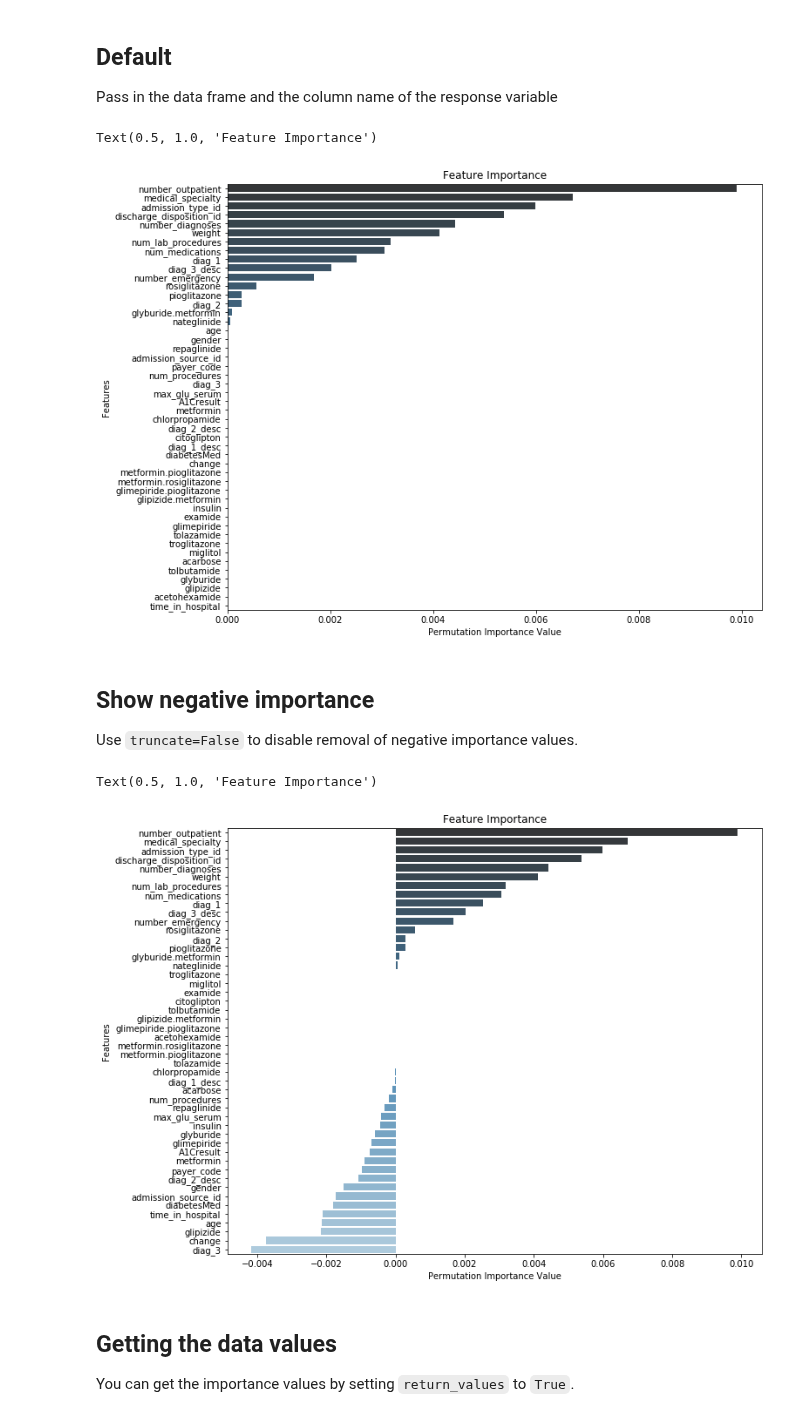
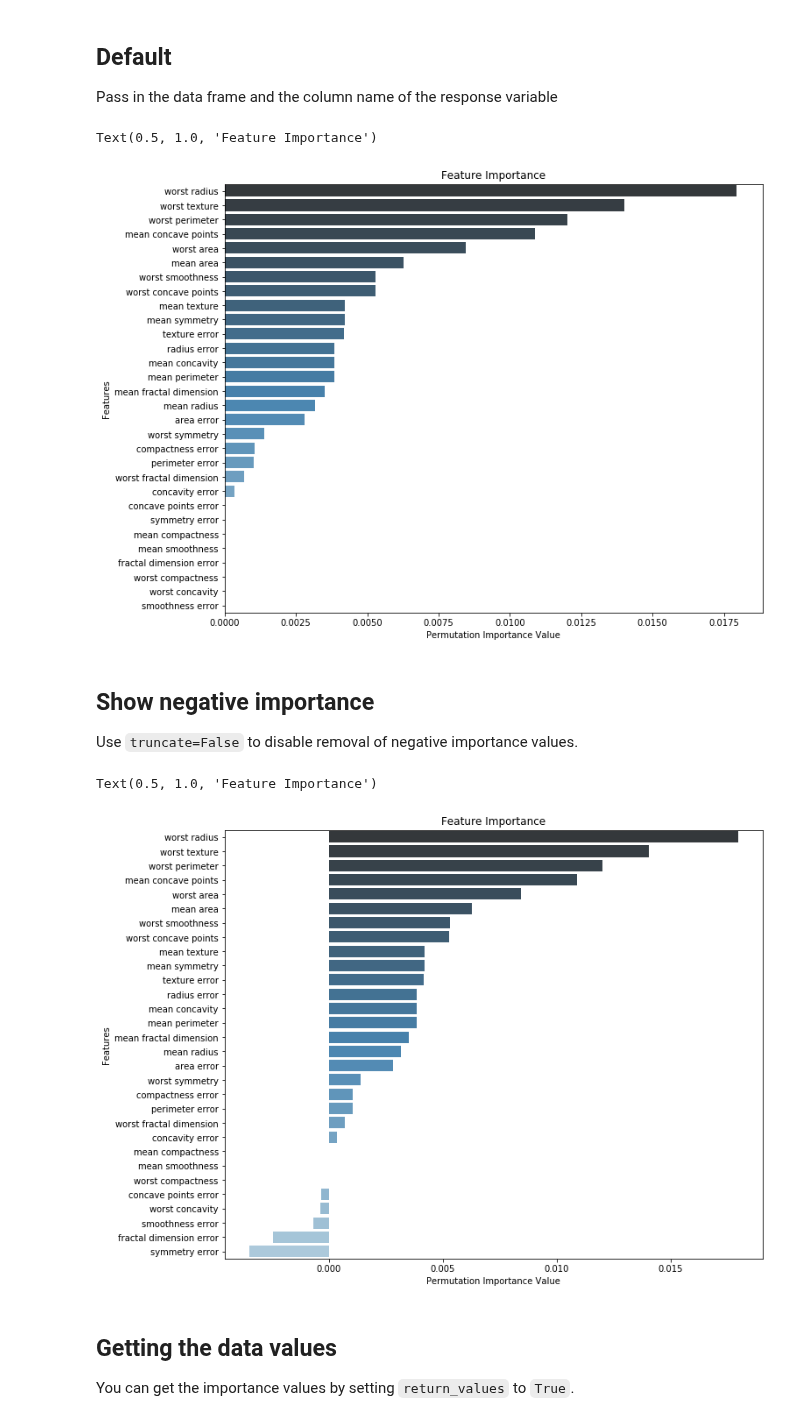
Before and after one commit to data-describe/data-describe, a Jupyter notebook: notebooks/Feature Importance.ipynb, the cells around one changed output. Saved outputs shown, nothing was run; the diff lists cells and outputs as text; code cells hidden in the pictures.

Commit message:
Change external dataset to sklearn and rerun cells

```diff
--- a/notebooks/Feature Importance.ipynb
+++ b/notebooks/Feature Importance.ipynb
@@ -18,0 +11,6 @@ df.head(1)
+# %%
+from sklearn.datasets import load_breast_cancer
+data = load_breast_cancer()
+df = pd.DataFrame(data.data, columns=list(data.feature_names))
+df['target'] = data.target
+df.head(1)
@@ -20,18 +22,18 @@ df.head(1)
 ## Default
 Pass in the data frame and the column name of the response variable
 # %%
-mw.importance(df, 'readmitted')
+mw.importance(df, 'target')
 # %% [output]
 Text(0.5, 1.0, 'Feature Importance')
-[figure, old version]
+[figure, new version]
 # %% [markdown]
 ## Show negative importance
 Use `truncate=False` to disable removal of negative importance values.
 # %%
-mw.importance(df, 'readmitted', truncate=False)
+mw.importance(df, 'target', truncate=False)
 # %% [output]
 Text(0.5, 1.0, 'Feature Importance')
-[figure, old version]
+[figure, new version]
 # %% [markdown]
 ## Getting the data values
 You can get the importance values by setting `return_values` to `True`.
```
Also changed, not shown: parts of 4 cells of this notebook, 1 other file.
